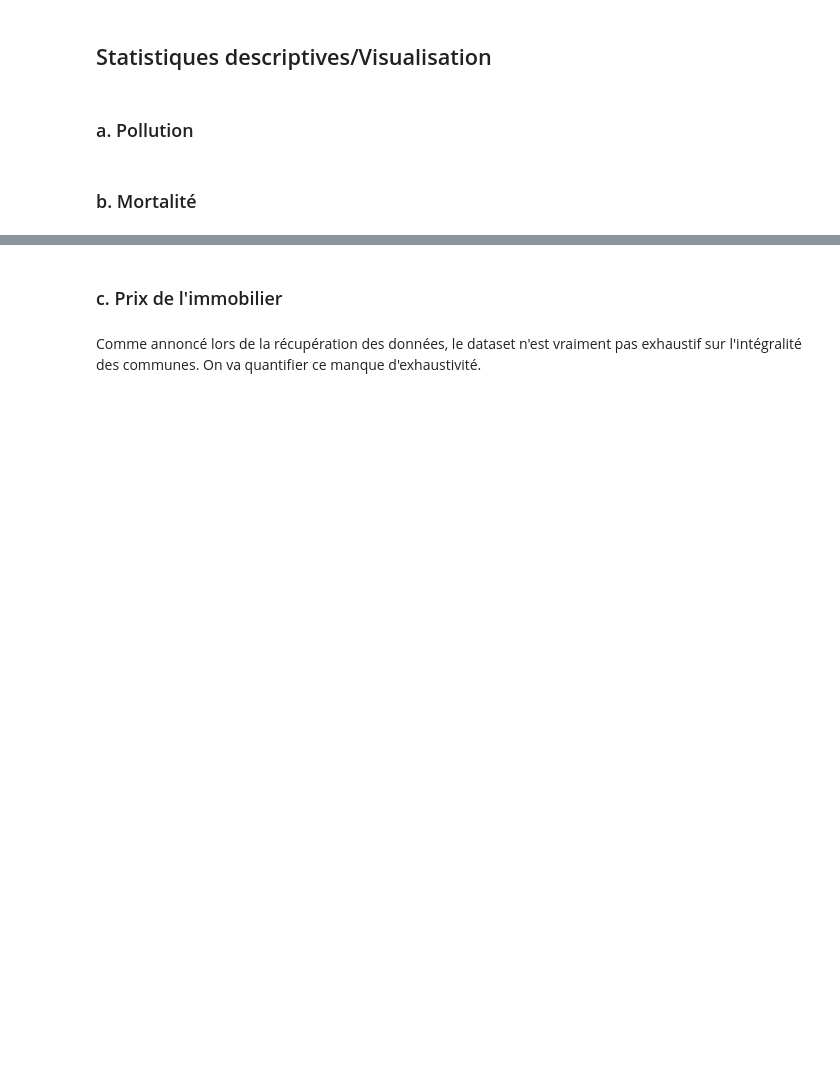
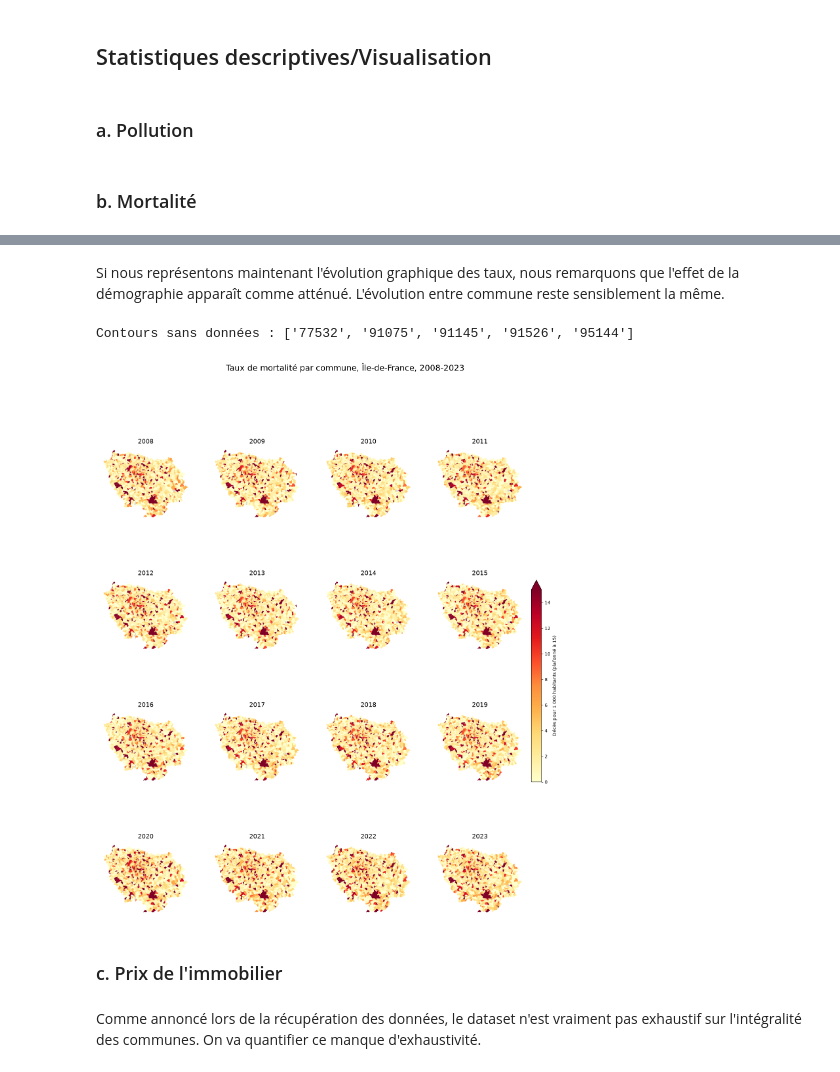
Before and after one commit to TomasAMG7/Python_S1_Challut_Garcia_Mossel, a Jupyter notebook: NOTEBOOK_FINAL.ipynb, the cells around one changed output, grey strips where cells are left out. Cells and saved outputs as stored; diff of their text form; code cells hidden in the pictures; blank space fills up the shorter version.

```diff
--- a/NOTEBOOK_FINAL.ipynb
+++ b/NOTEBOOK_FINAL.ipynb
@@ -33,0 +399,4 @@ description (infos générales, NA, outliers, MaR, champs statistique (qui est c
+# %%
+pop_wide['dep'] = pop_wide['code_commune'].str[:2]
+pop_idf = pop_wide[pop_wide["dep"].isin(dep_idf)].copy()
+pop_idf["dep"].value_counts().sort_index()
@@ -33,0 +439,3 @@ description (infos générales, NA, outliers, MaR, champs statistique (qui est c
+# %%
+pop_fus = pop_idf[~pop_idf["code_commune"].isin(["75056", "751XX"])].copy()
+pop_fus[pop_fus['dep'] == "75"]
@@ -33,0 +530,7 @@ description (infos générales, NA, outliers, MaR, champs statistique (qui est c
+# %%
+annees_pop = range(2008, 2024)   # la population s'arrête en 2023
+
+taux = pd.concat([base[["code_commune"]]] + [(base[f"deces_{a}"] / base[f"pop_{a}"] * 1000).rename(f"taux_{a}") for a in annees_pop], axis=1)
+
+taux["dep"] = taux["code_commune"].str[:2]
+taux.head()
@@ -97,0 +790,6 @@ Prix_immo.head()
+# %%
+# nous recréons ces variables car les années ont changé
+cols_d = [f"deces_{a}" for a in annees_pop]
+cols_p = [f"pop_{a}" for a in annees_pop]
+
+taux["taux_moyen"] = base[cols_d].sum(axis=1) / base[cols_p].sum(axis=1) * 1000
@@ -98,3 +901,36 @@ Prix_immo.head()
+# %% [markdown]
+Si nous représentons maintenant l'évolution graphique des taux, nous remarquons que l'effet de la démographie apparaît comme atténué. L'évolution entre commune reste sensiblement la même.
+# %%
+t = taux.set_index("code_commune")
+t[[f"taux_{a}" for a in annees_pop]] = (
+    t[[f"taux_{a}" for a in annees_pop]].replace([np.inf, -np.inf], np.nan)
+)
+
+print("Contours sans données :", sorted(set(communes["code"]) - set(t.index)))
+
+cap = 15                                   # taux régional env de 6 ; au-delà de 15, rouge foncé
+norm = Normalize(vmin=0, vmax=cap)
+cmap = "YlOrRd"
+
+def carte(a):
+    return communes.merge(t[f"taux_{a}"].rename("taux"),
+                          left_on="code", right_index=True, how="left")
+
+fig, axes = plt.subplots(4, 4, figsize=(20, 20))
+for ax, a in zip(axes.flat, annees_pop):
+    carte(a).plot(column="taux", cmap=cmap, norm=norm, ax=ax,
+                  missing_kwds={"color": "lightgrey"})
+    ax.set_title(str(a), fontsize=14)
+    ax.set_axis_off()
+
+cbar = fig.colorbar(ScalarMappable(norm=norm, cmap=cmap), ax=axes,
+                    shrink=0.4, location="right", pad=0.01, extend="max")
+cbar.set_label("Décès pour 1 000 habitants (plafonné à 15)")
+fig.suptitle("Taux de mortalité par commune, Île-de-France, 2008-2023", fontsize=18)
+plt.show()
+# %% [output]
+Contours sans données : ['77532', '91075', '91145', '91526', '95144']
+[figure, added]
 # %% [markdown]
 ### c. Prix de l'immobilier
 # %% [markdown]
```
Also changed, not shown: parts of 78 cells of this notebook, 1 other file.
